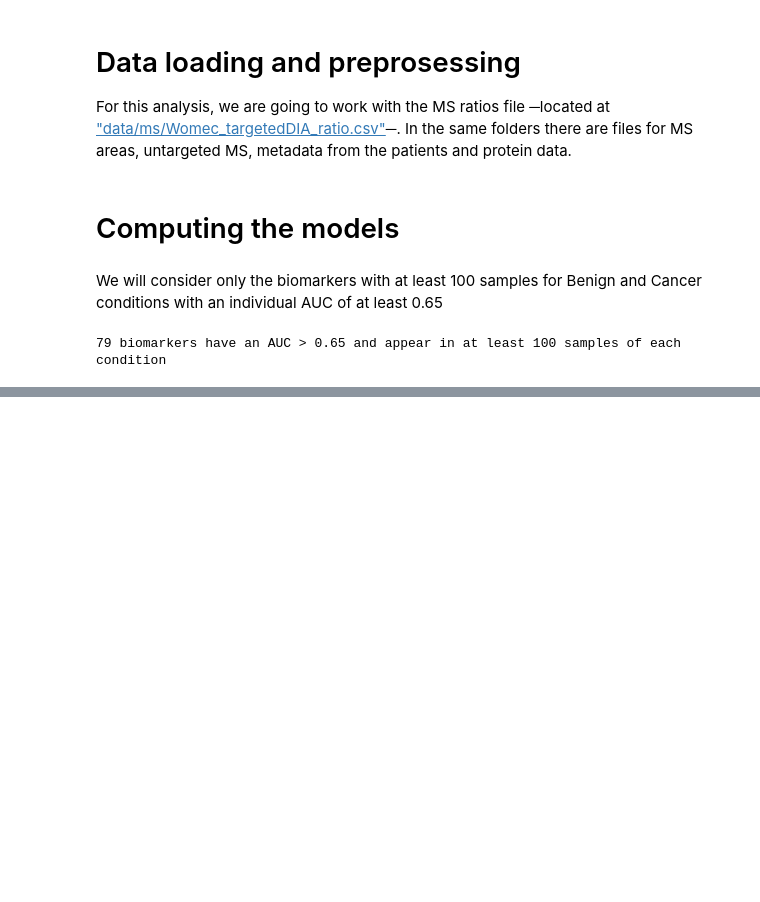
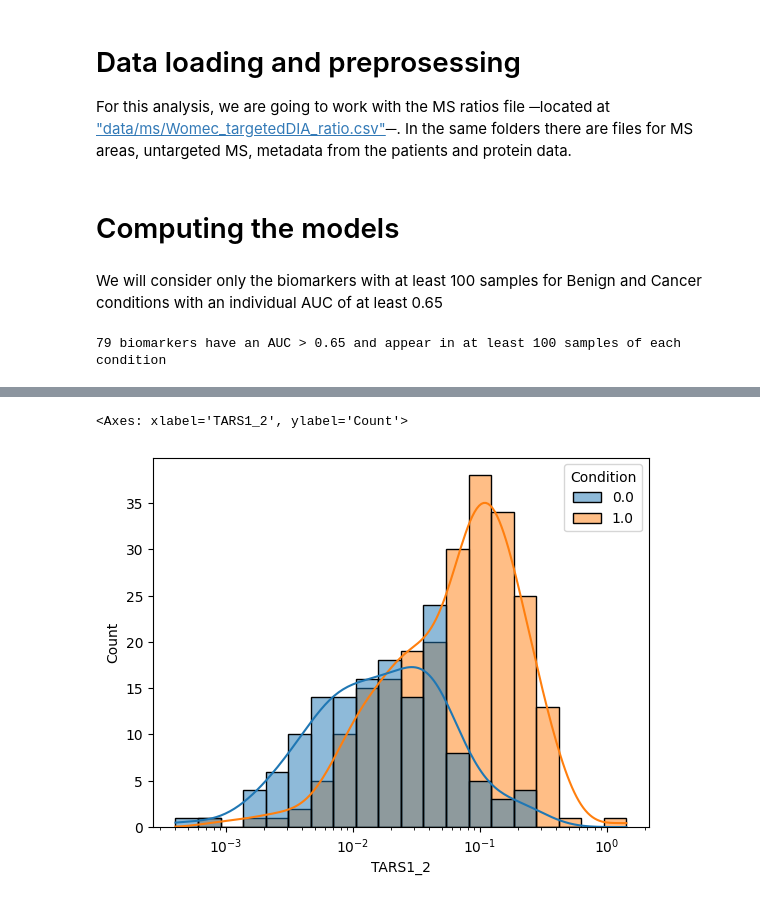
Before and after one commit to MiMARK-es/cohort-analysis, a Jupyter notebook: notebooks/400_ratios_aucs_analysis.ipynb, the cells around one changed output, grey strips where cells are left out. Drawn from its saved outputs; the diff is of its cells as text; code cells hidden in the pictures; blank space fills up the shorter version.

```diff
--- a/notebooks/400_ratios_aucs_analysis.ipynb
+++ b/notebooks/400_ratios_aucs_analysis.ipynb
@@ -95,0 +125,5 @@ We compute also the models for all the combinations of up to 3 biomarkers, using
+# %%
+sns.histplot(df_400, x='TARS1_2', hue='Condition', bins=20, kde=True, log_scale=True)
+# %% [output]
+<Axes: xlabel='TARS1_2', ylabel='Count'>
+[figure, added]
```
Also changed, not shown: parts of 6 cells of this notebook.
